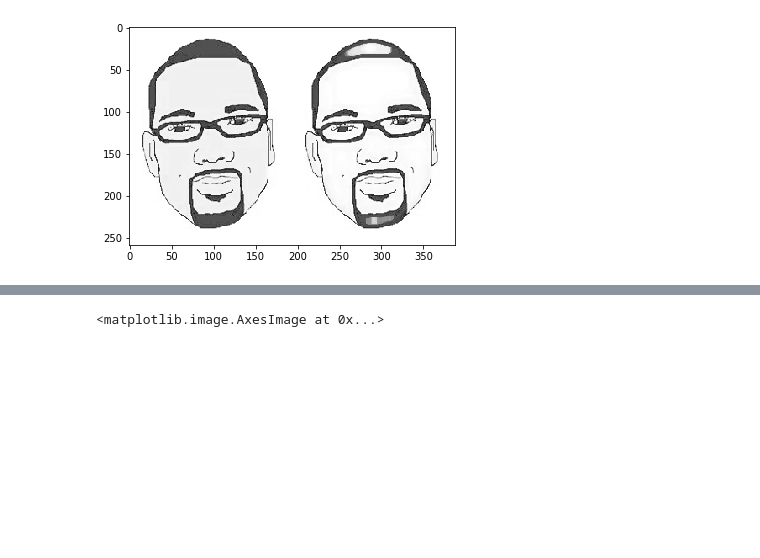
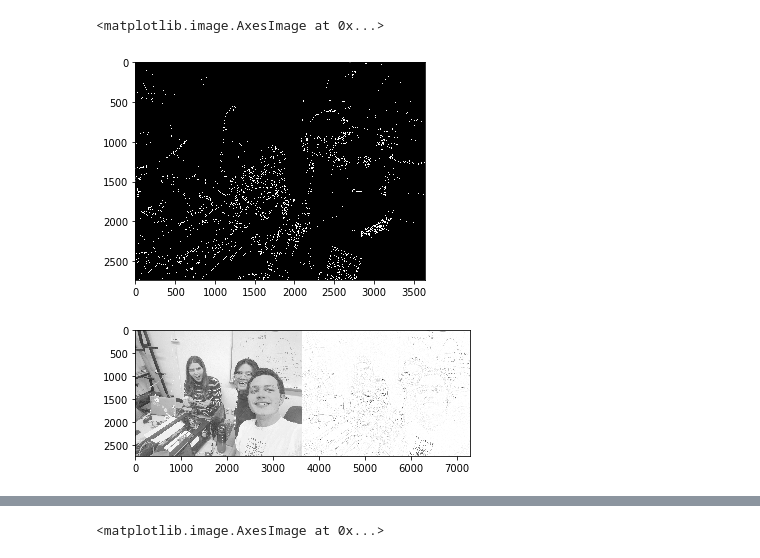
Before and after one commit to lhwitten/Art-Robot, a Jupyter notebook: CV/edge_detection.ipynb, the cells around one changed output, grey strips where cells are left out. Drawn from its saved outputs; the diff is of its cells as text; code cells hidden in the pictures; blank space fills up the shorter version.

```diff
--- a/CV/edge_detection.ipynb
+++ b/CV/edge_detection.ipynb
@@ -18,6 +18,9 @@ def increase_brightness(img, value=30):
     img = cv.cvtColor(final_hsv, cv.COLOR_HSV2BGR)
     return img
 # %%
-img = cv.imread("amon.jpeg")
+img = cv.imread("group.jpg")
 bright = increase_brightness(img,50)
 gray = cv.cvtColor(bright,cv.COLOR_BGR2GRAY)
+# %%
+rgb = cv.cvtColor(img, cv.COLOR_BGR2RGB)
+plt.imshow(rgb)
@@ -23,0 +30,3 @@ gray = cv.cvtColor(bright,cv.COLOR_BGR2GRAY)
+# %%
+bright = increase_brightness(rgb,80)
+plt.imshow(bright)
@@ -23,0 +36,3 @@ gray = cv.cvtColor(bright,cv.COLOR_BGR2GRAY)
+# %%
+gray = cv.cvtColor(bright, cv.COLOR_RGB2GRAY)
+plt.imshow(gray,cmap="gray")
@@ -24,15 +42,21 @@ gray = cv.cvtColor(bright,cv.COLOR_BGR2GRAY)
+# %%
+edges1 = cv.Canny(rgb, 0, 255)
+plt.imshow(edges1,cmap='gray')
+# %% [output]
+<matplotlib.image.AxesImage at 0x...>
+[figure, added]
 # %%
-kernel = cv.getStructuringElement(cv.MORPH_ELLIPSE, (11,11))
+kernel = cv.getStructuringElement(cv.MORPH_ELLIPSE, (55,55))
 dilated = cv.morphologyEx(gray, cv.MORPH_DILATE, kernel)
 diff1 = 255-cv.subtract(dilated, gray)
 
-median = cv.medianBlur(dilated,15)
-diff2 = 255 - cv.subtract(median, gray)
+median = cv.medianBlur(diff1,25)
+diff2 = 255 - cv.subtract(median, diff1)
 
 normed = cv.normalize(diff2, None, 0, 255, cv.NORM_MINMAX)
 
 dst = np.hstack((gray, normed))
 plt.imshow(dst, cmap='gray')
 plt.show()
 # %% [output]
-[figure, old version]
+[figure, new version]
```
Also changed, not shown: parts of 6 cells of this notebook.
